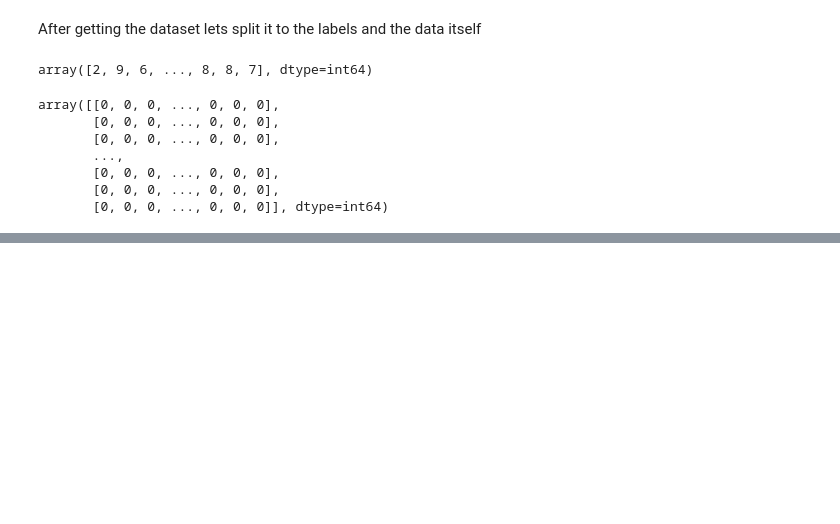
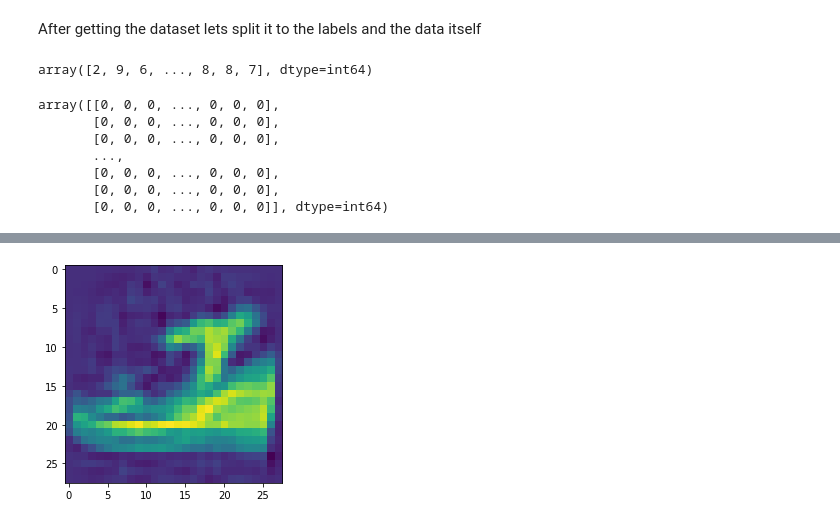
Before and after one commit to LiorBreitman8234/ML_SEM2, a Jupyter notebook: Fashion_MNIST.ipynb, the cells around one changed output, grey strips where cells are left out. Saved outputs shown, nothing was run; the diff lists cells and outputs as text; code cells hidden in the pictures; blank space fills up the shorter version.

```diff
--- a/Fashion_MNIST.ipynb
+++ b/Fashion_MNIST.ipynb
@@ -71,0 +135,6 @@ print(metrics.accuracy_score(target_train,train))
+# %%
+pca = PCA(n_components = 0.95)
+data_reduced = pca.fit_transform(data_train)
+test_reduced = pca.transform(data_test)
+data_recoverd = pca.inverse_transform(data_reduced)
+test_recoverd = pca.inverse_transform(test_reduced)
@@ -71,0 +151,6 @@ print(metrics.accuracy_score(target_train,train))
+# %%
+data_recoverd_to_show = data_recoverd.reshape(-1,28,28,1)
+# %%
+plt.imshow(data_recoverd_to_show[69]);
+# %% [output]
+[figure, added]
```
Also changed, not shown: parts of 32 cells of this notebook.
